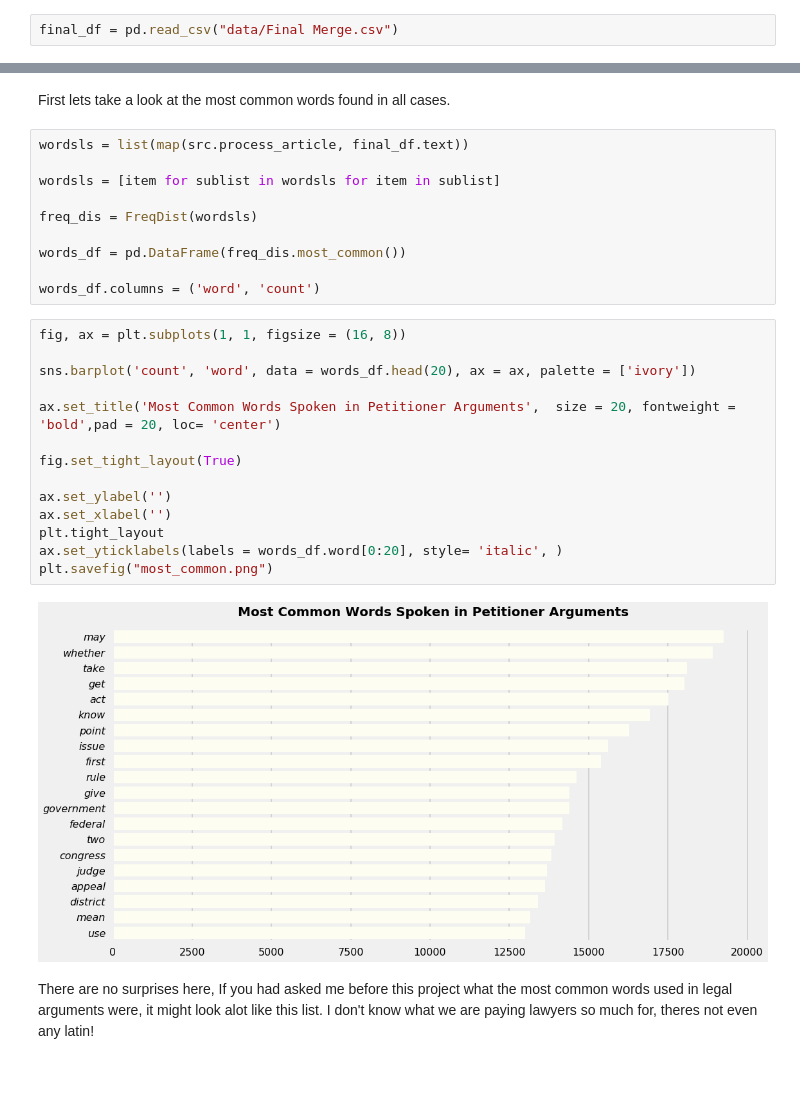
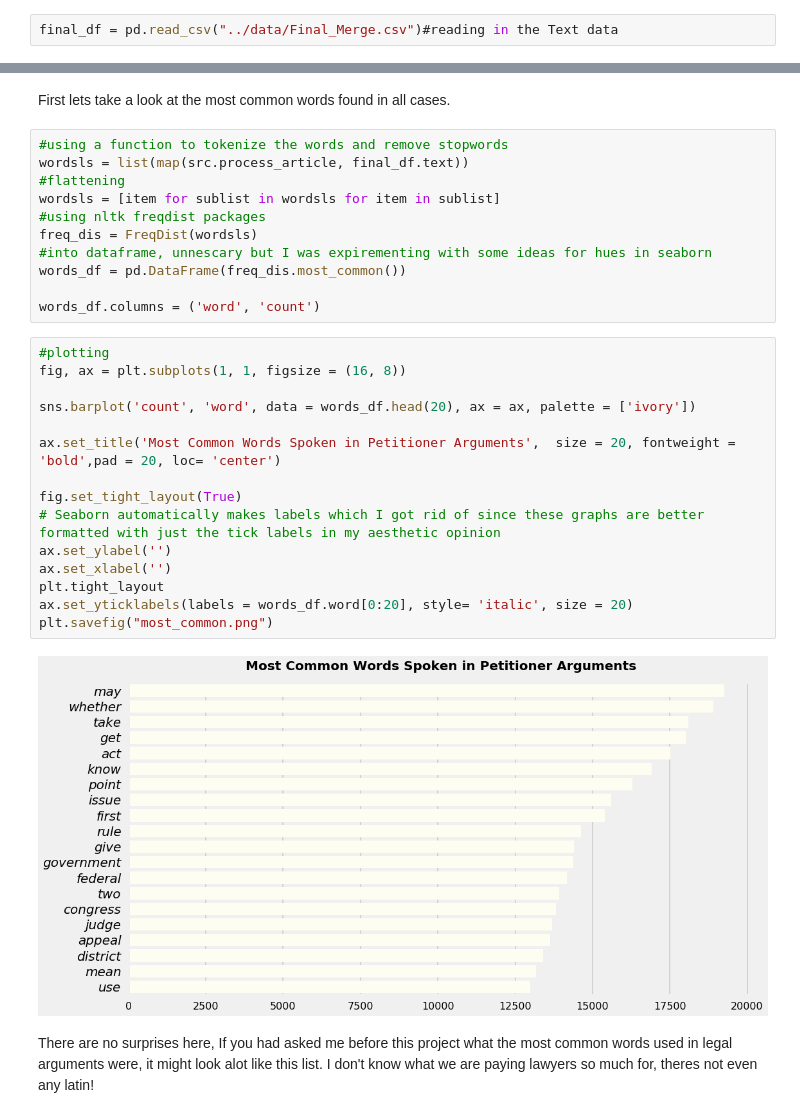
Before and after one commit to acoco10/supreme_court_predictor, a Jupyter notebook: notebooks/EDA notebook.ipynb, the cells around one changed output, grey strips where cells are left out. Drawn from its saved outputs; the diff is of its cells as text; blank space fills up the shorter version.

```diff
--- a/notebooks/EDA notebook.ipynb
+++ b/notebooks/EDA notebook.ipynb
@@ -269,3 +317,3 @@ These are the top ten issues argueed before the Supreme Court when the petioner
 # %%
-final_df = pd.read_csv("data/Final Merge.csv")
+final_df = pd.read_csv("../data/Final_Merge.csv")#reading in the Text data
 # %%
@@ -282,30 +341,32 @@ final_df.head()
 # %% [markdown]
 First lets take a look at the most common words found in all cases.
 # %%
+#using a function to tokenize the words and remove stopwords
 wordsls = list(map(src.process_article, final_df.text))
-
+#flattening
 wordsls = [item for sublist in wordsls for item in sublist]
-
+#using nltk freqdist packages
 freq_dis = FreqDist(wordsls)
-
+#into dataframe, unnescary but I was expirementing with some ideas for hues in seaborn
 words_df = pd.DataFrame(freq_dis.most_common())
 
 words_df.columns = ('word', 'count')
 # %%
+#plotting
 fig, ax = plt.subplots(1, 1, figsize = (16, 8))
 
 sns.barplot('count', 'word', data = words_df.head(20), ax = ax, palette = ['ivory'])
 
 ax.set_title('Most Common Words Spoken in Petitioner Arguments',  size = 20, fontweight = 'bold',pad = 20, loc= 'center')
 
 fig.set_tight_layout(True)
-
+# Seaborn automatically makes labels which I got rid of since these graphs are better formatted with just the tick labels in my aesthetic opinion
 ax.set_ylabel('')
 ax.set_xlabel('')
 plt.tight_layout
-ax.set_yticklabels(labels = words_df.word[0:20], style= 'italic', )
+ax.set_yticklabels(labels = words_df.word[0:20], style= 'italic', size = 20)
 plt.savefig("most_common.png")
 # %% [output]
-[figure, old version]
+[figure, new version]
 # %% [markdown]
 There are no surprises here, If you had asked me before this project what the most common words used in legal arguments were, it might look alot like this list. I don't know what we are paying lawyers so much for, theres not even any latin!
```
Also changed, not shown: parts of 48 cells of this notebook, 22 other files.
